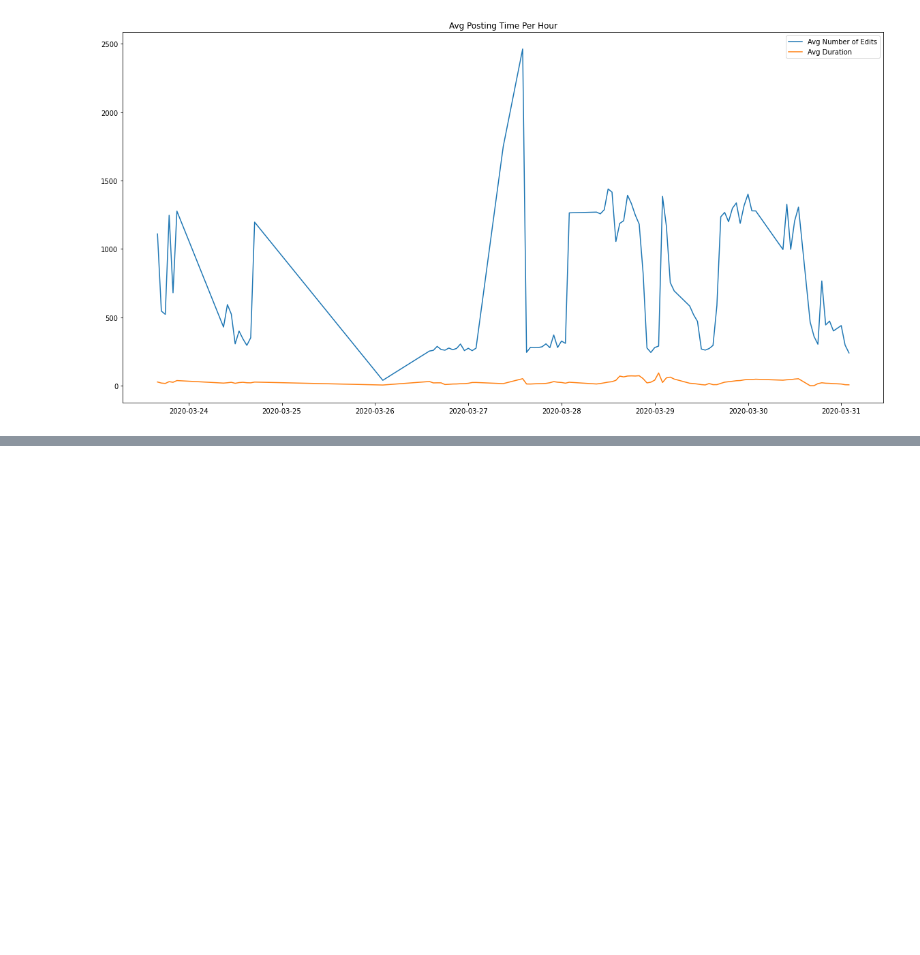
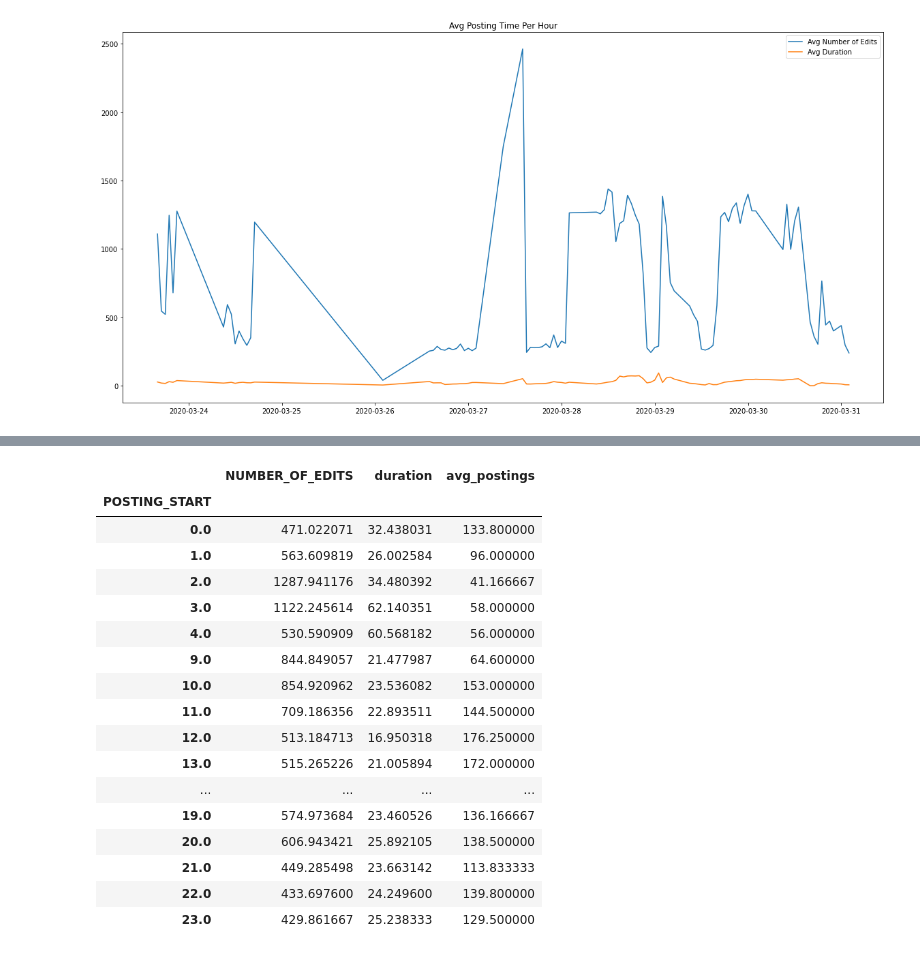
Before and after one commit to jennettageorge/Ericsson, a Jupyter notebook: Notebook.ipynb, the cells around one changed output, grey strips where cells are left out. Drawn from its saved outputs; the diff is of its cells as text; code cells hidden in the pictures; blank space fills up the shorter version.

```diff
--- a/Notebook.ipynb
+++ b/Notebook.ipynb
@@ -427,0 +450,24 @@ plt.legend()
+# %%
+hr = hr.reset_index()
+hr = hr.groupby(hr.POSTING_START_HOUR.dt.hour).mean()
+mean['avg_postings'] = hr.duration
+mean
+# %% [output]
+|  | NUMBER_OF_EDITS | duration | avg_postings |
+| POSTING_START |  |  |  |
+| 0.0 | 471.022071 | 32.438031 | 133.800000 |
+| 1.0 | 563.609819 | 26.002584 | 96.000000 |
+| 2.0 | 1287.941176 | 34.480392 | 41.166667 |
+| 3.0 | 1122.245614 | 62.140351 | 58.000000 |
+| 4.0 | 530.590909 | 60.568182 | 56.000000 |
+| 9.0 | 844.849057 | 21.477987 | 64.600000 |
+| 10.0 | 854.920962 | 23.536082 | 153.000000 |
+| 11.0 | 709.186356 | 22.893511 | 144.500000 |
+| 12.0 | 513.184713 | 16.950318 | 176.250000 |
+| 13.0 | 515.265226 | 21.005894 | 172.000000 |
+| ... | ... | ... | ... |
+| 19.0 | 574.973684 | 23.460526 | 136.166667 |
+| 20.0 | 606.943421 | 25.892105 | 138.500000 |
+| 21.0 | 449.285498 | 23.663142 | 113.833333 |
+| 22.0 | 433.697600 | 24.249600 | 139.800000 |
+| 23.0 | 429.861667 | 25.238333 | 129.500000 |
```
Also changed, not shown: parts of 3 cells of this notebook.
